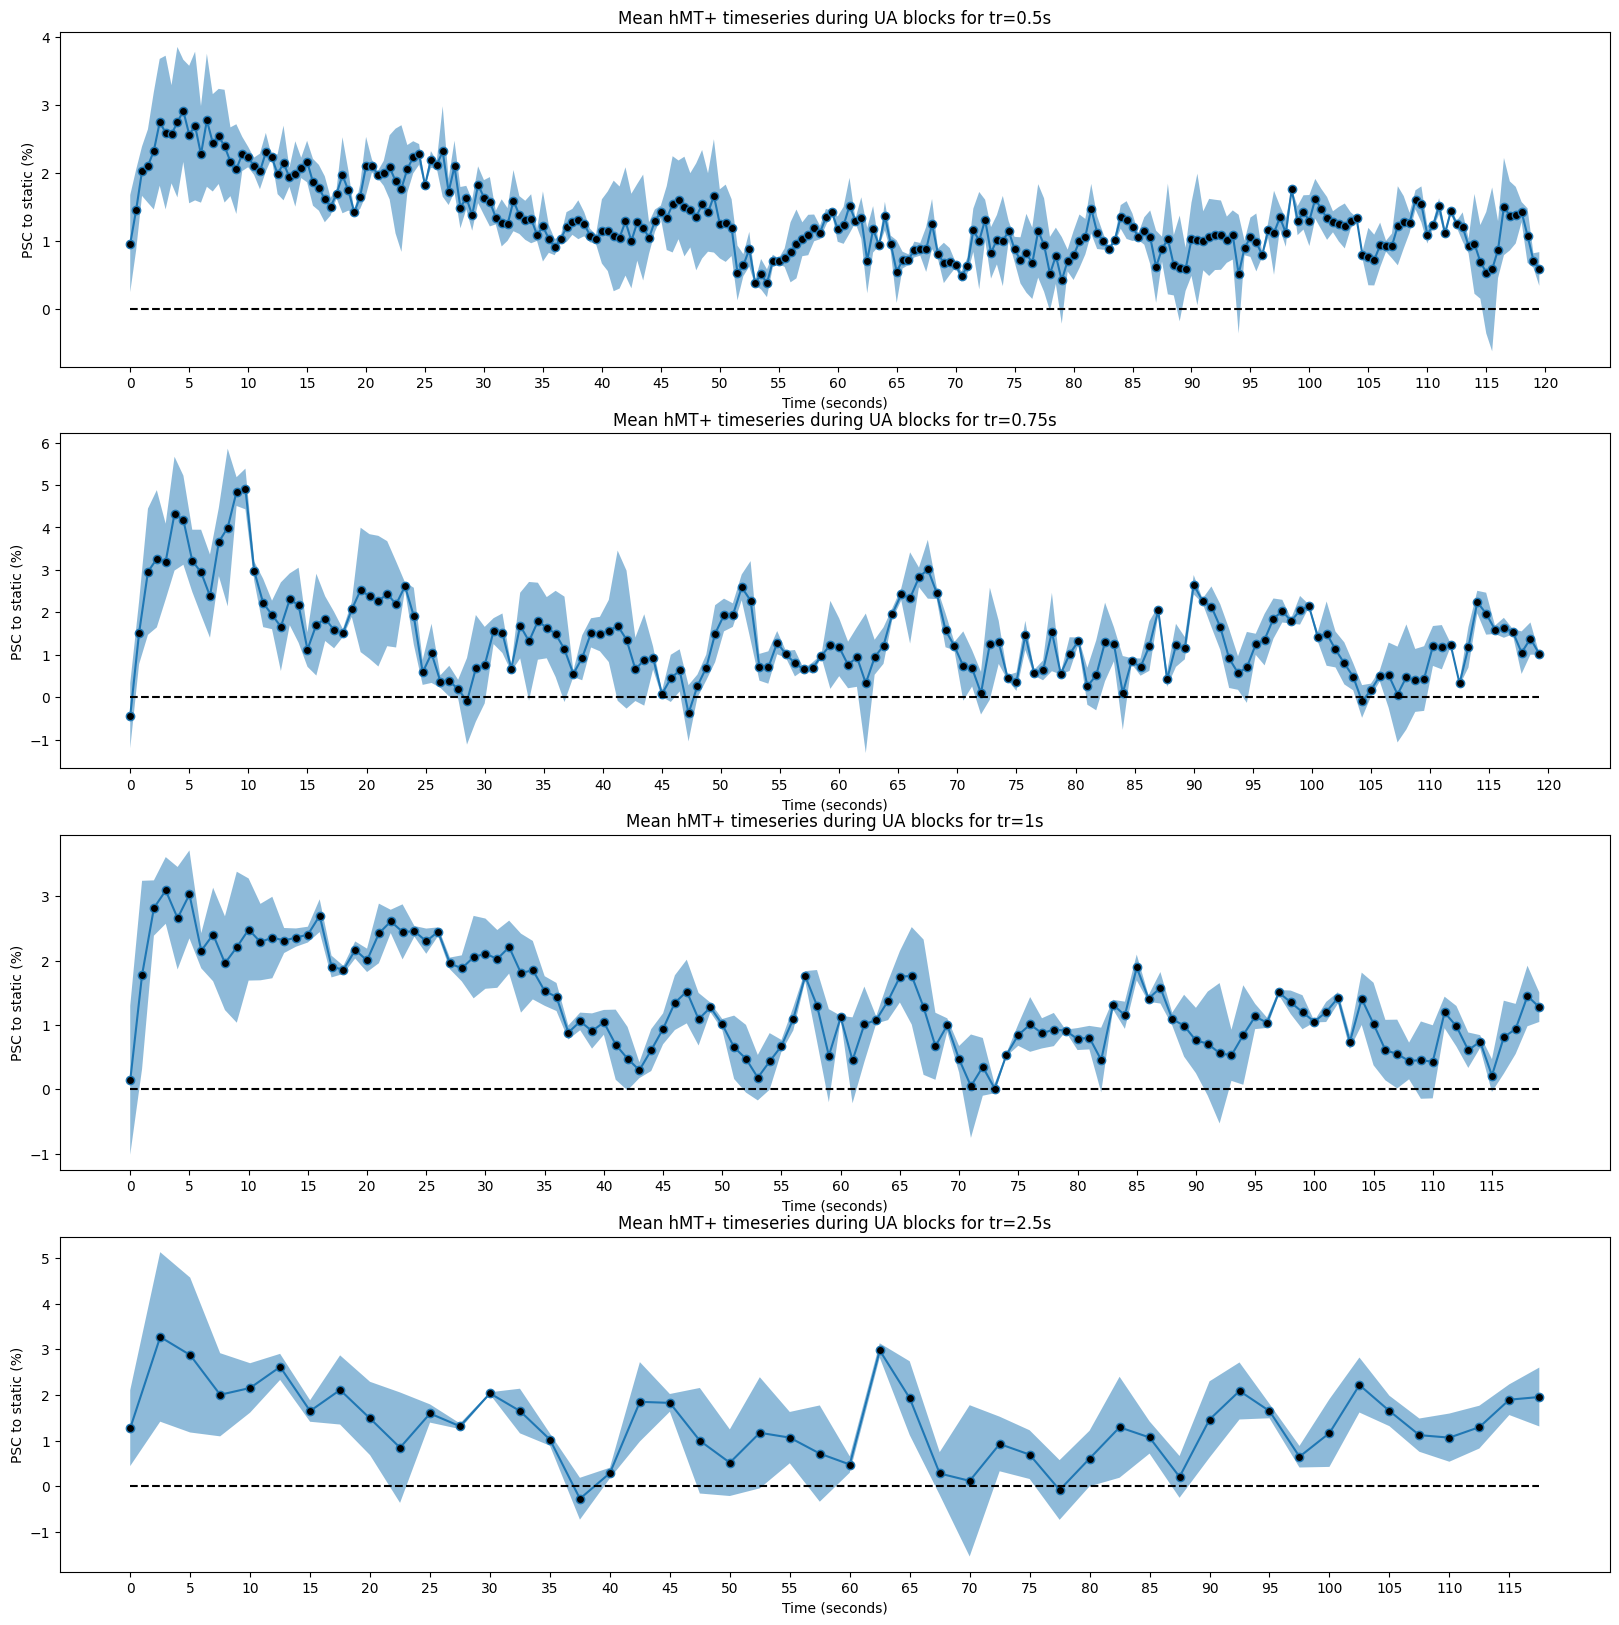
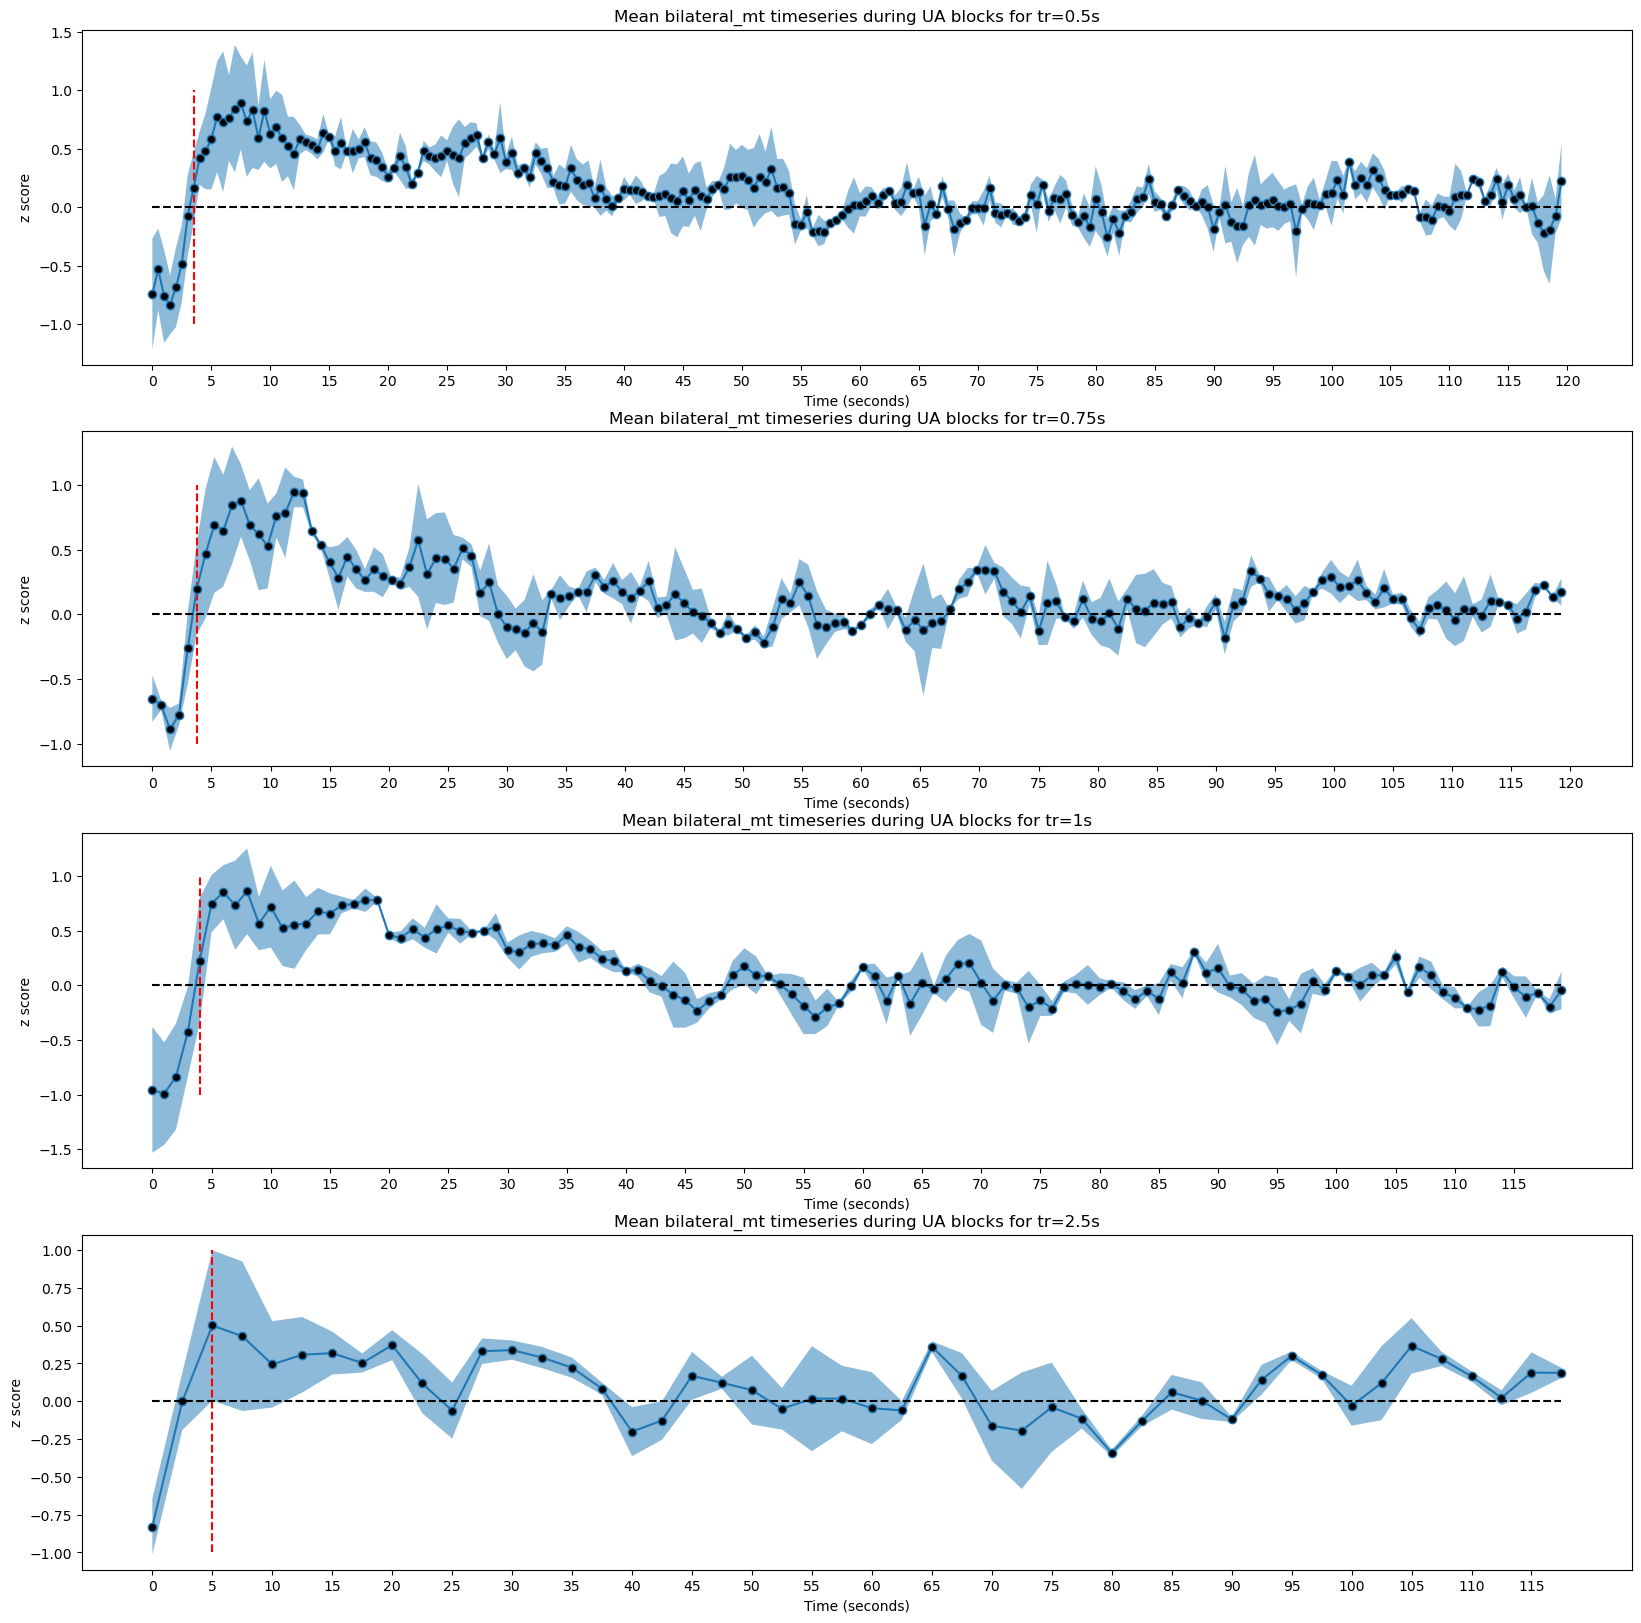
Code edit (unified diff) that turned the first committed figure into the second:
--- before
+++ after
@@ -1,13 +1,13 @@
 # plot ERA with mean PSC to static timeseries for each tr
 f_psc, axs_psc = plt.subplots(4, 1, figsize=(20, 20))
-#roi_name = 'V1'
+roi_name = 'bilateral_mt'
 
 for tr_idx,tr in enumerate(tr_list):
 
-    # extract static_events_indexes for each tr excluding zeros
-    static_events_indexes_aux = static_events_indexes_arr[tr_idx,static_events_indexes_arr[tr_idx,:] > 0]
-    active_events_indexes_aux = active_events_indexes_arr[tr_idx,active_events_indexes_arr[tr_idx,:] > 0]
+    # extract static_events_indexes for each tr excluding zeros (a big array was initialized)
+    static_events_indexes_aux = static_events_indexes_arr[tr_idx, static_events_indexes_arr[tr_idx,:] != 0]
+    active_events_indexes_aux = active_events_indexes_arr[tr_idx, active_events_indexes_arr[tr_idx,:] != 0]
 
-    time_series = df[df['tr']==tr]['bilateral_mt']
+    time_series = df[df['tr']==tr][roi_name]
     time_series = np.array(time_series.tolist()) # convert time_series to numpy array
     time_series_static = time_series[:,static_events_indexes_aux.astype(int)]
@@ -17,5 +17,5 @@
 
     # substrat m from time_series and divide by abs(m)
-    time_series_psc = (time_series - m[:,None]) / abs(m[:,None])
+    time_series_psc = time_series#(time_series - m[:,None]) #/ abs(m[:,None])
 
     time_series_mean = time_series_psc.mean(axis=0)
@@ -39,10 +39,14 @@
     data_to_plot_std = time_series_mean_psc_active_std
 
+    # add lines in the first point above y=0
+    axs_psc[tr_idx].vlines(time_vector[data_to_plot_mean > 0][0], -1, 1, color='r', linestyles='dashed')
+
     # plot mean and std timeseries
     axs_psc[tr_idx].plot(time_vector, data_to_plot_mean, marker = 'o', markerfacecolor = 'black')
     axs_psc[tr_idx].fill_between(time_vector, data_to_plot_mean-data_to_plot_std, data_to_plot_mean+data_to_plot_std, alpha=0.5)
     axs_psc[tr_idx].hlines(0, 0, time_vector[-1], colors='k', linestyles='dashed')
-    axs_psc[tr_idx].set_title('Mean hMT+ timeseries during UA blocks for tr='+str(tr)+'s')
+
+    axs_psc[tr_idx].set_title(f'Mean {roi_name} timeseries during UA blocks for tr='+str(tr)+'s')
     axs_psc[tr_idx].set_xlabel('Time (seconds)')
-    axs_psc[tr_idx].set_ylabel('PSC to static (%)')
+    axs_psc[tr_idx].set_ylabel('z score')
     axs_psc[tr_idx].set_xticks(np.arange(0,time_vector[-1]+1,5))

Commit: updates to tc extraction